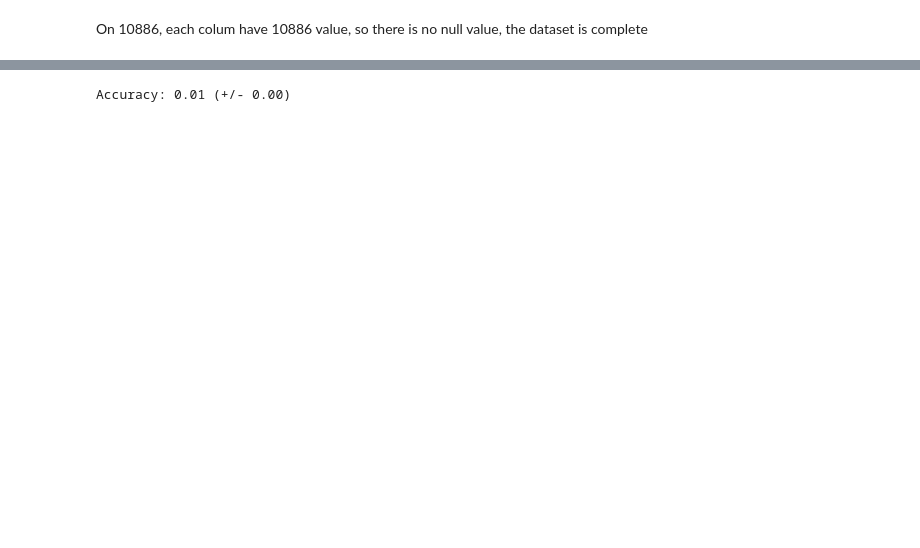
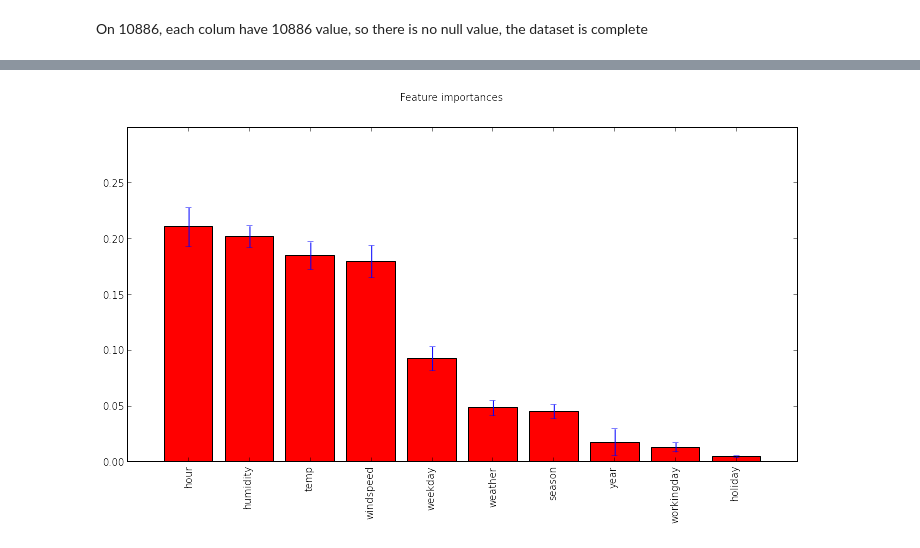
Before and after one commit to saugereau/KaggleBikeSharing, a Jupyter notebook: BikeSharingDemand.ipynb, the cells around one changed output, grey strips where cells are left out. Cells and saved outputs as stored; diff of their text form; code cells hidden in the pictures; blank space fills up the shorter version.

```diff
--- a/BikeSharingDemand.ipynb
+++ b/BikeSharingDemand.ipynb
@@ -177,0 +193,7 @@ rfc.score(train_data[features], train_data[target])
+# %%
+print("Feature")
+cols = features
+print cols
+for col, importance in zip(cols, rfc.feature_importances_):
+    #if importance > 0.05:
+        print "{:>3}:\t{:.4f}".format(col, importance)
@@ -178,9 +213,28 @@ rfc.score(train_data[features], train_data[target])
+# %%
+# Example from: http://scikit-learn.org/stable/auto_examples/ensemble/plot_forest_importances.html
+importances = rfc.feature_importances_
+std = np.std([tree.feature_importances_ for tree in rfc.estimators_], axis=0)
+indices = np.argsort(importances)[::-1]
+
+fig, ax = plt.subplots(figsize=(12,6))
+fig.suptitle("Feature importances")
+ax.bar(range(len(importances)), importances[indices], color="r", yerr=std[indices], align="center")
+ax.set_xticks(range(len(importances)))
+cols = np.array(cols)
+ax.set_xticklabels(cols[indices], rotation=90)
+ax.set_ylim([0, 0.3])
+_ = ax.set_xlim([-1, len(cols)])
+# %% [output]
+[figure, added]
 # %%
-from sklearn.cross_validation import cross_val_score
-scores = cross_val_score(rfc, train_data[features], train_data[target], cv=5)
-print("Accuracy: %0.2f (+/- %0.2f)" % (scores.mean(), scores.std()*2))
+#from sklearn.cross_validation import cross_val_score
+
+#train_data = df[datetime(2012, 1, 1):datetime(2012, 12, 30)]
+#train_data[features]
+#train_data[target]
+
+#scores = cross_val_score(rfc, train_data[features], train_data[target], cv=10)
+#print("Accuracy: %0.2f (+/- %0.2f)" % (scores.mean(), scores.std()*2))
-# %% [output]
-Accuracy: 0.01 (+/- 0.00)
 # %%
 
 
```
Also changed, not shown: parts of 16 cells of this notebook.
